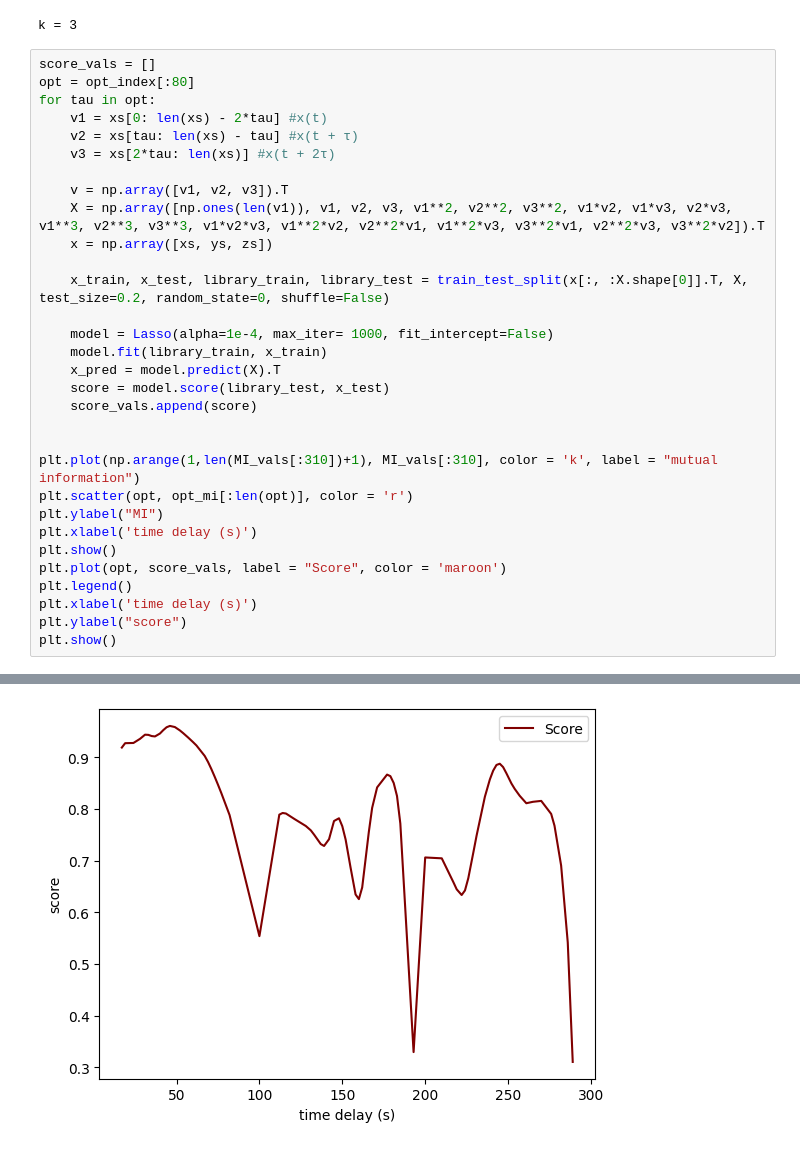
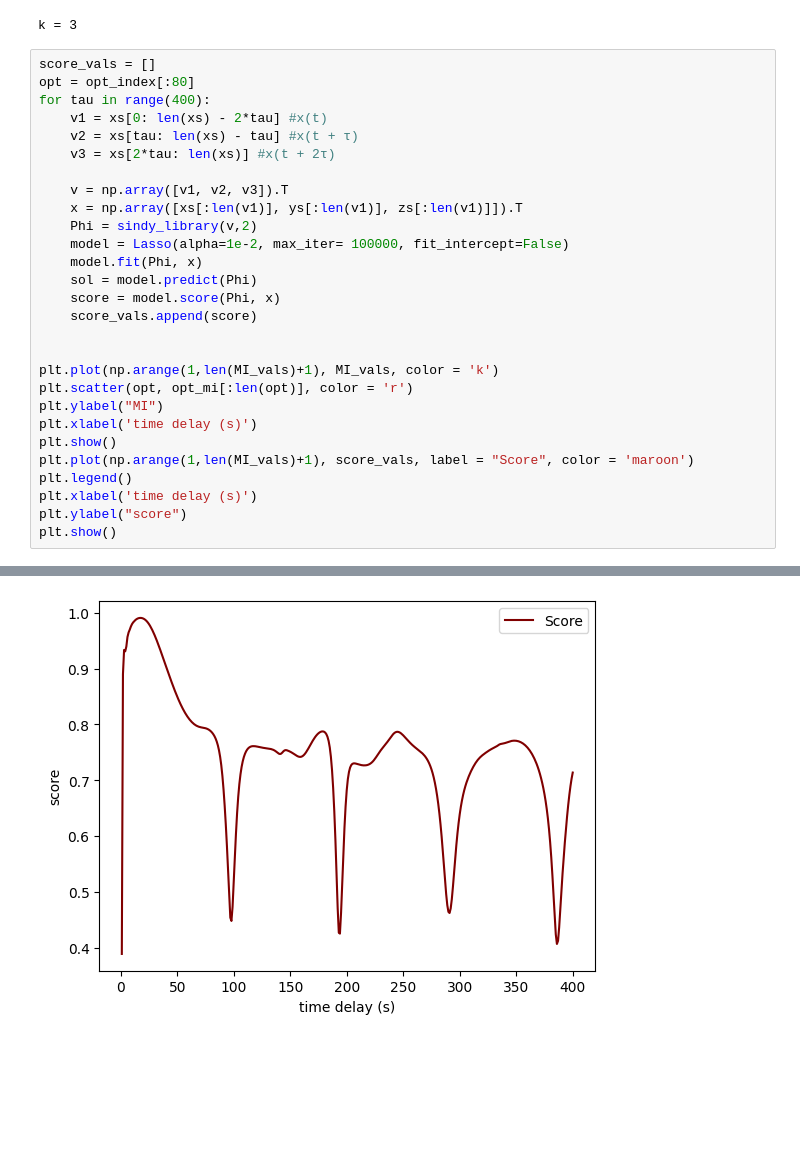
Before and after one commit to issaramro/RecoveringDynamics, a Jupyter notebook: MI_FNN.ipynb, the cells around one changed output, grey strips where cells are left out. Cells and saved outputs as stored; diff of their text form; blank space fills up the shorter version.

```diff
--- a/MI_FNN.ipynb
+++ b/MI_FNN.ipynb
@@ -80,30 +81,27 @@ k = 3
 # %%
 score_vals = []
 opt = opt_index[:80]
-for tau in opt:
+for tau in range(400):
     v1 = xs[0: len(xs) - 2*tau] #x(t)
     v2 = xs[tau: len(xs) - tau] #x(t + τ)
     v3 = xs[2*tau: len(xs)] #x(t + 2τ)
 
     v = np.array([v1, v2, v3]).T
-    X = np.array([np.ones(len(v1)), v1, v2, v3, v1**2, v2**2, v3**2, v1*v2, v1*v3, v2*v3, v1**3, v2**3, v3**3, v1*v2*v3, v1**2*v2, v2**2*v1, v1**2*v3, v3**2*v1, v2**2*v3, v3**2*v2]).T
-    x = np.array([xs, ys, zs])
-
-    x_train, x_test, library_train, library_test = train_test_split(x[:, :X.shape[0]].T, X, test_size=0.2, random_state=0, shuffle=False)
-
-    model = Lasso(alpha=1e-4, max_iter= 1000, fit_intercept=False)
-    model.fit(library_train, x_train)
-    x_pred = model.predict(X).T
-    score = model.score(library_test, x_test)
+    x = np.array([xs[:len(v1)], ys[:len(v1)], zs[:len(v1)]]).T
+    Phi = sindy_library(v,2)
+    model = Lasso(alpha=1e-2, max_iter= 100000, fit_intercept=False)
+    model.fit(Phi, x)
+    sol = model.predict(Phi)
+    score = model.score(Phi, x)
     score_vals.append(score)
 
 
-plt.plot(np.arange(1,len(MI_vals[:310])+1), MI_vals[:310], color = 'k', label = "mutual information")
+plt.plot(np.arange(1,len(MI_vals)+1), MI_vals, color = 'k')
 plt.scatter(opt, opt_mi[:len(opt)], color = 'r')
 plt.ylabel("MI")
 plt.xlabel('time delay (s)')
 plt.show()
-plt.plot(opt, score_vals, label = "Score", color = 'maroon')
+plt.plot(np.arange(1,len(MI_vals)+1), score_vals, label = "Score", color = 'maroon')
 plt.legend()
 plt.xlabel('time delay (s)')
 plt.ylabel("score")
@@ -113 +111 @@ plt.show()
-[figure, old version]
+[figure, new version]
```
Also changed, not shown: parts of 2 cells of this notebook, 2 other files.
